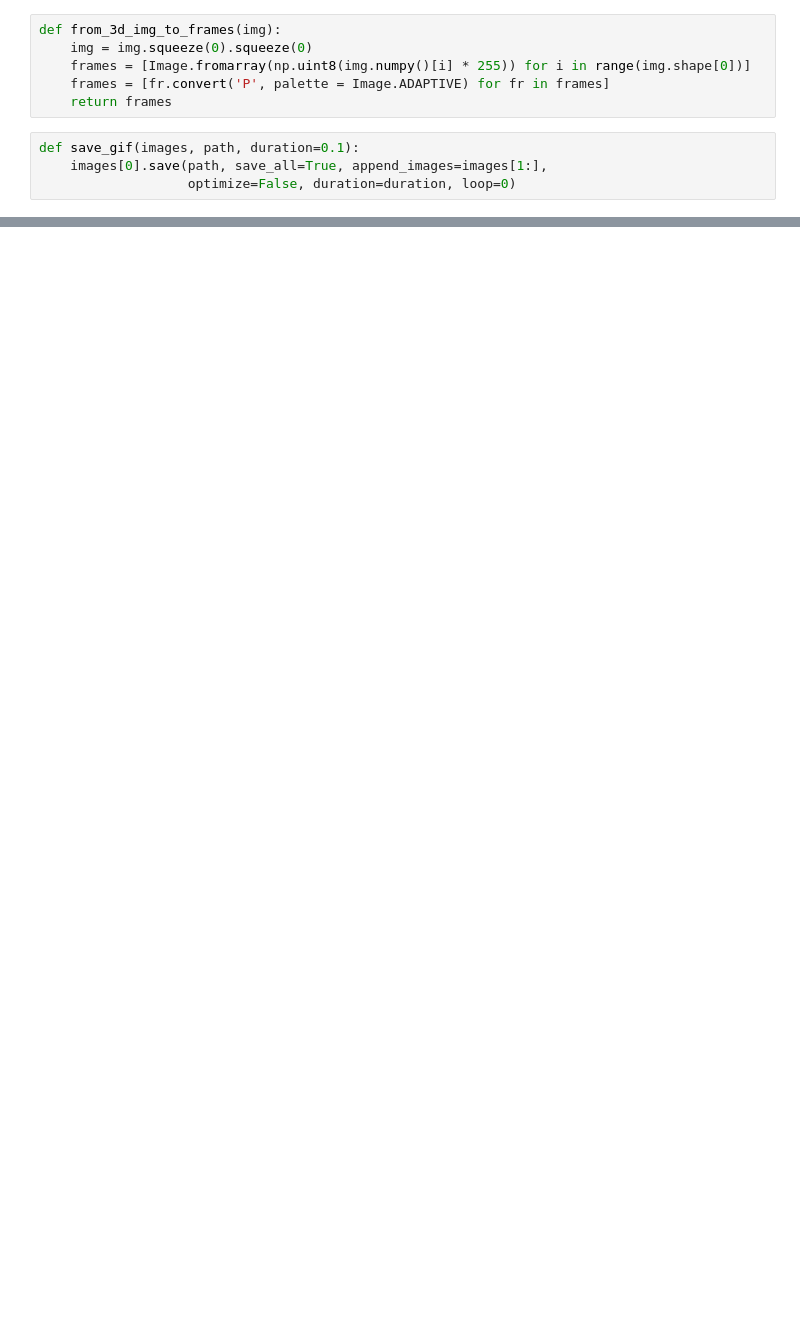
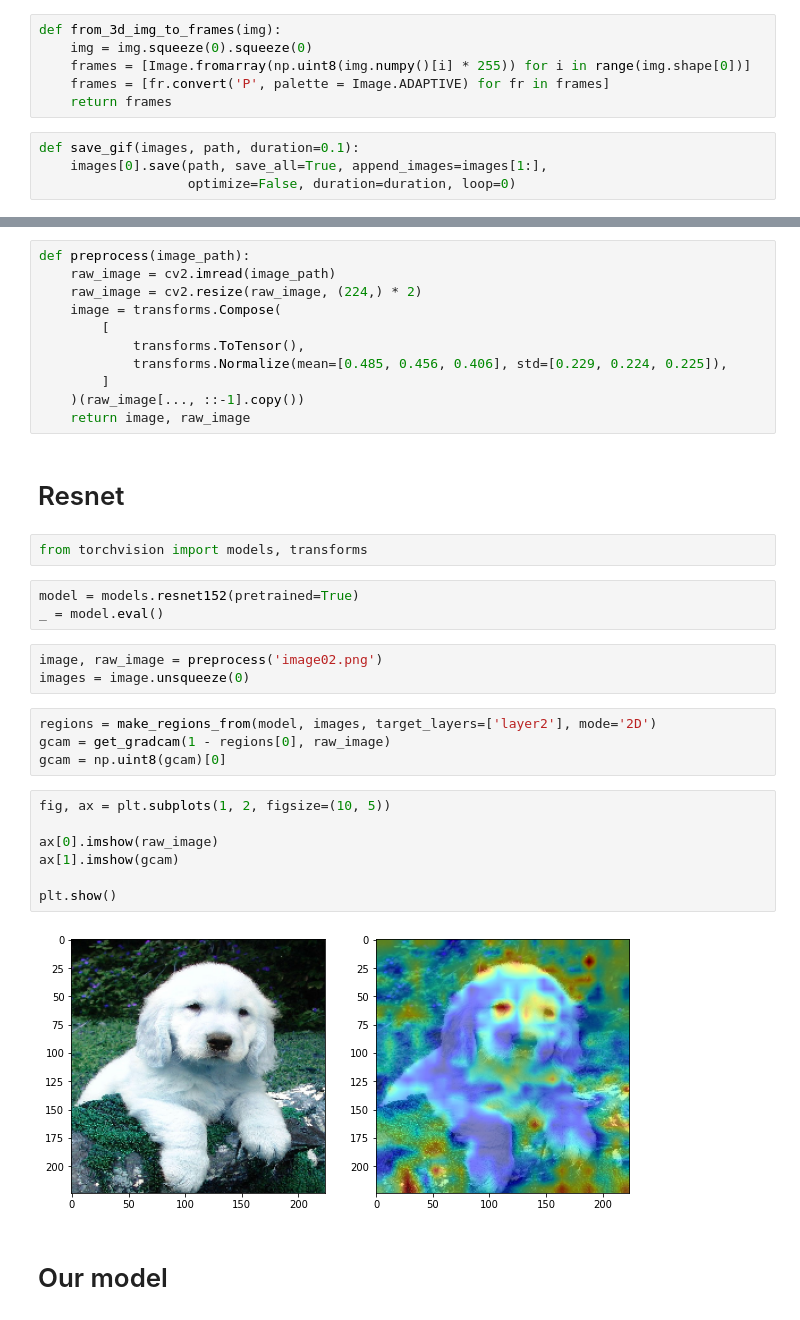
Before and after one commit to izakharkin/mri-alzheimer, a Jupyter notebook: Visualisation_GradCAM.ipynb, the cells around one changed output, grey strips where cells are left out. Cells and saved outputs as stored; diff of their text form; blank space fills up the shorter version.

Commit message:
Add: new visualization

```diff
--- a/Visualisation_GradCAM.ipynb
+++ b/Visualisation_GradCAM.ipynb
@@ -51,0 +63,36 @@ def make_regions_from(model, images, target_layers):
+# %%
+def preprocess(image_path):
+    raw_image = cv2.imread(image_path)
+    raw_image = cv2.resize(raw_image, (224,) * 2)
+    image = transforms.Compose(
+        [
+            transforms.ToTensor(),
+            transforms.Normalize(mean=[0.485, 0.456, 0.406], std=[0.229, 0.224, 0.225]),
+        ]
+    )(raw_image[..., ::-1].copy())
+    return image, raw_image
+# %% [markdown]
+# Resnet
+# %%
+from torchvision import models, transforms
+# %%
+model = models.resnet152(pretrained=True)
+_ = model.eval()
+# %%
+image, raw_image = preprocess('image02.png')
+images = image.unsqueeze(0)
+# %%
+regions = make_regions_from(model, images, target_layers=['layer2'], mode='2D')
+gcam = get_gradcam(1 - regions[0], raw_image)
+gcam = np.uint8(gcam)[0]
+# %%
+fig, ax = plt.subplots(1, 2, figsize=(10, 5))
+
+ax[0].imshow(raw_image)
+ax[1].imshow(gcam)
+
+plt.show()
+# %% [output]
+[figure, added]
+# %% [markdown]
+# Our model
```
Also changed, not shown: parts of 15 cells of this notebook.
